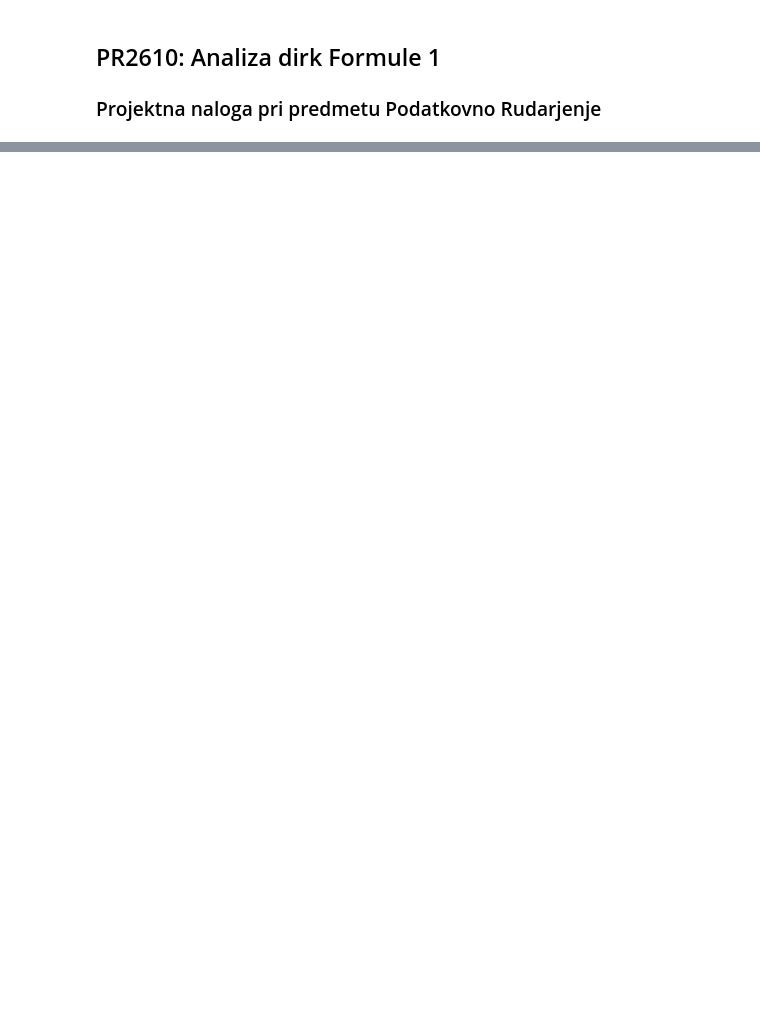
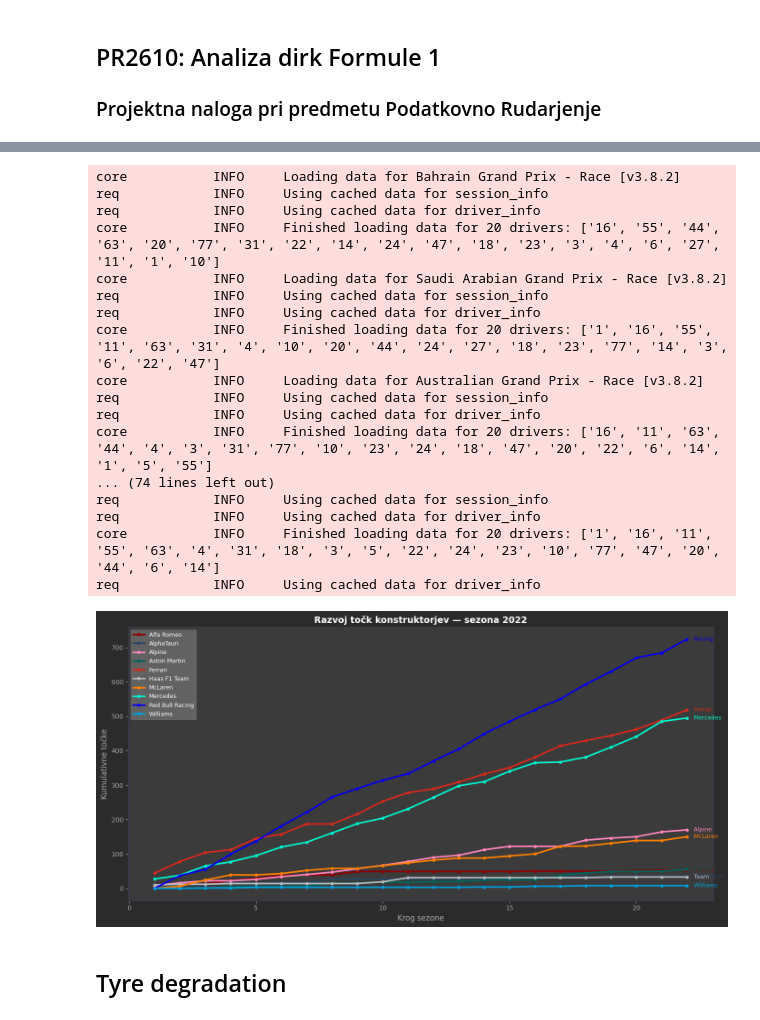
Before and after one commit to matic-zakelj/PR2610, a Jupyter notebook: f1.ipynb, the cells around one changed output, grey strips where cells are left out. Saved outputs shown, nothing was run; the diff lists cells and outputs as text; code cells hidden in the pictures; blank space fills up the shorter version.

```diff
--- a/f1.ipynb
+++ b/f1.ipynb
@@ -315,0 +49,80 @@ Najhitrejša in najpočasnejša degradacija po dirki
+# %%
+# Kumulativne točke konstruktorjev
+points_rows = []
+for race in RACES:
+    try:
+        session = fastf1.get_session(SEASON, race, 'R')
+        session.load(laps=False, telemetry=False, weather=False, messages=False)
+        res = session.results[['TeamName', 'Points']].copy()
+        res['Race'] = race
+        res['RoundNumber'] = list(RACES).index(race) + 1
+        points_rows.append(res)
+    except Exception as e:
+        print(f"Error: {e}")
+
+df_points = pd.concat(points_rows, ignore_index=True)
+
+team_pts = (df_points
+    .groupby(['RoundNumber', 'Race', 'TeamName'])['Points']
+    .sum()
+    .reset_index()
+    .sort_values('RoundNumber')
+)
+team_pts['CumulativePoints'] = team_pts.groupby('TeamName')['Points'].cumsum()
+
+team_results = (team_pts.groupby('TeamName')['Points']
+        .sum().index.tolist())
+
+# Barve ekip
+try:
+    team_colors = {t: get_team_color(t, session=fastf1.get_session(SEASON, 1, 'R')) for t in team_results}
+except:
+    cmap = plt.cm.tab20.colors
+    team_colors = {t: cmap[i % len(cmap)] for i, t in enumerate(team_results)}
+
+fig, ax = plt.subplots(figsize=(14, 7))
+fig.patch.set_facecolor("#2B2B2B")
+ax.set_facecolor("#3B3B3B")
+
+for team in team_results:
+    d = team_pts[team_pts['TeamName'] == team]
+    color = team_colors.get(team, '#888888')
+    ax.plot(d['RoundNumber'], d['CumulativePoints'],
+            color=color, linewidth=2.5, marker='o', markersize=4, label=team)
+    last = d.iloc[-1]
+    ax.text(last['RoundNumber'] + 0.2, last['CumulativePoints'],
+            f" {team.split()[-1]}", color=color, fontsize=9, va='center')
+
+ax.set_xlabel('Krog sezone', color='#aaaaaa', fontsize=12)
+ax.set_ylabel('Kumulativne točke', color='#aaaaaa', fontsize=12)
+ax.set_title(f'Razvoj točk konstruktorjev — sezona {SEASON}',
+             color='white', fontsize=14, fontweight='bold')
+ax.tick_params(colors='#aaaaaa')
+ax.spines[:].set_color('#333355')
+ax.yaxis.grid(True, alpha=0.3, color='#555555')
+ax.set_axisbelow(True)
+ax.legend(fontsize=9, framealpha=0.2, labelcolor='white')
+
+plt.tight_layout()
+plt.show()
+# %% [output]
+core           INFO     Loading data for Bahrain Grand Prix - Race [v3.8.2]
+req            INFO     Using cached data for session_info
+req            INFO     Using cached data for driver_info
+core           INFO     Finished loading data for 20 drivers: ['16', '55', '44', '63', '20', '77', '31', '22', '14', '24', '47', '18', '23', '3', '4', '6', '27', '11', '1', '10']
+core           INFO     Loading data for Saudi Arabian Grand Prix - Race [v3.8.2]
+req            INFO     Using cached data for session_info
+req            INFO     Using cached data for driver_info
+core           INFO     Finished loading data for 20 drivers: ['1', '16', '55', '11', '63', '31', '4', '10', '20', '44', '24', '27', '18', '23', '77', '14', '3', '6', '22', '47']
+core           INFO     Loading data for Australian Grand Prix - Race [v3.8.2]
+req            INFO     Using cached data for session_info
+req            INFO     Using cached data for driver_info
+core           INFO     Finished loading data for 20 drivers: ['16', '11', '63', '44', '4', '3', '31', '77', '10', '23', '24', '18', '47', '20', '22', '6', '14', '1', '5', '55']
+... (74 lines left out)
+req            INFO     Using cached data for session_info
+req            INFO     Using cached data for driver_info
+core           INFO     Finished loading data for 20 drivers: ['1', '16', '11', '55', '63', '4', '31', '18', '3', '5', '22', '24', '23', '10', '77', '47', '20', '44', '6', '14']
+req            INFO     Using cached data for driver_info
+[figure, added]
+# %% [markdown]
+## Tyre degradation
```
Also changed, not shown: parts of 15 cells of this notebook, 1 other file.
